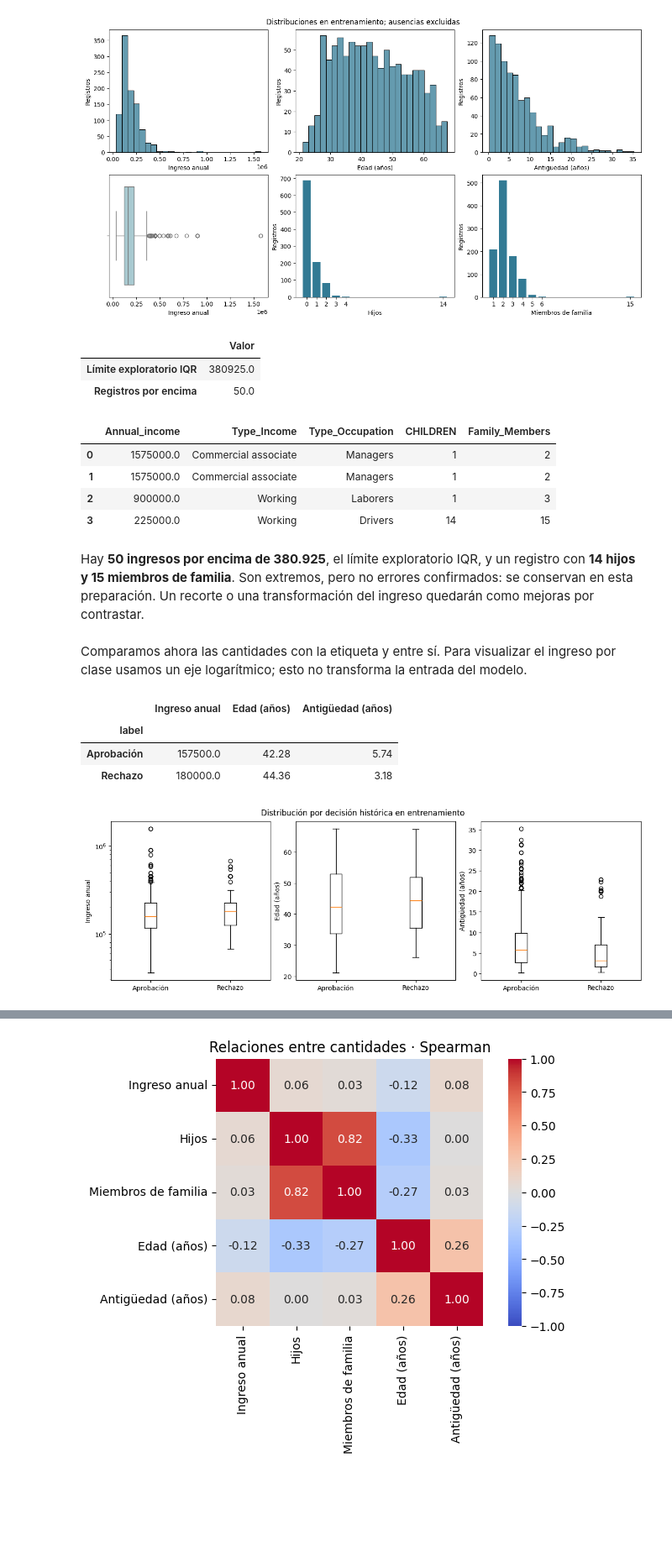
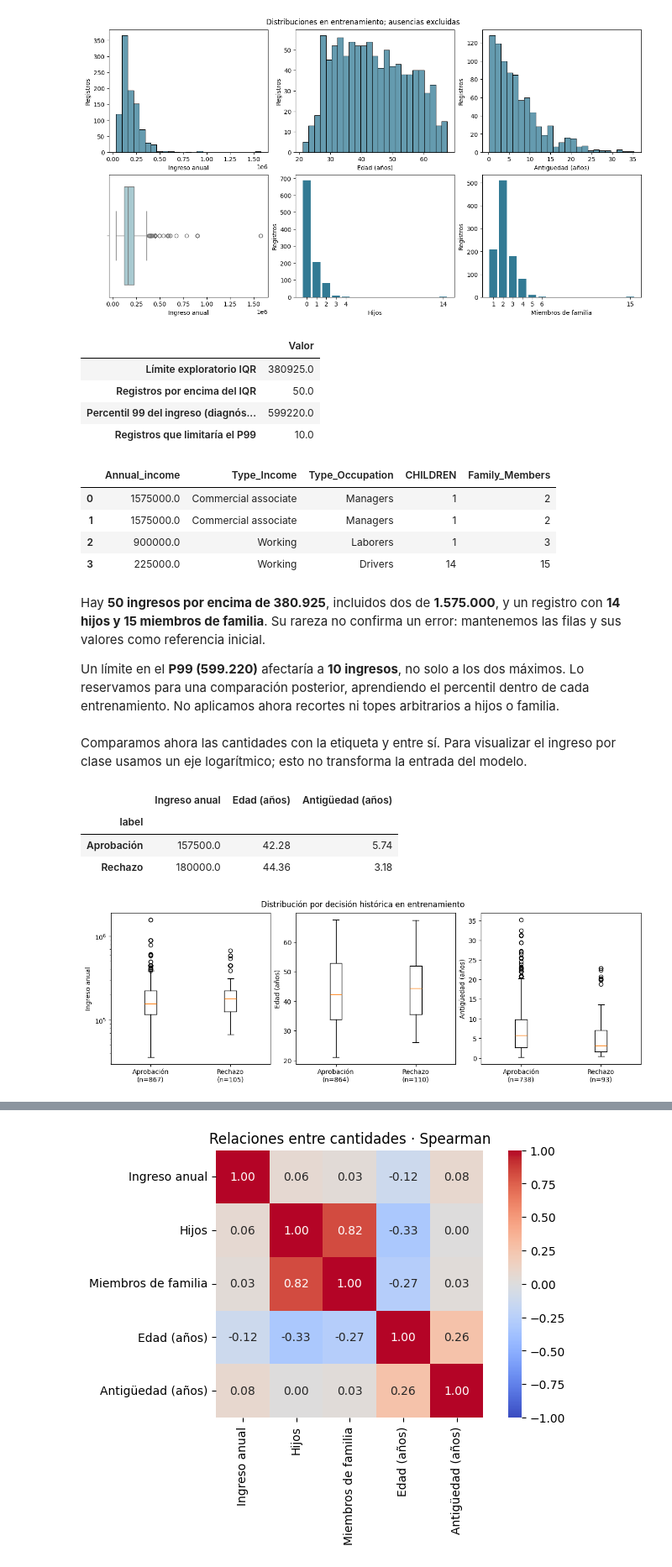
Before and after one commit to toni-oc/clasificacion-solicitudes-tarjeta, a Jupyter notebook: notebooks/01-analisis-y-modelado.ipynb, the cells around one changed output, grey strips where cells are left out. Shown at 84% size. Cells and saved outputs as stored; diff of their text form; code cells hidden in the pictures; blank space fills up the shorter version.

```diff
--- a/notebooks/01-analisis-y-modelado.ipynb
+++ b/notebooks/01-analisis-y-modelado.ipynb
@@ -439,9 +450,12 @@ plt.show()
 # %%
 q1, q3 = X_train["Annual_income"].quantile([0.25, 0.75])
 limite_iqr = q3 + 1.5 * (q3 - q1)
+p99_ingreso = X_train["Annual_income"].quantile(0.99)
 display(pd.Series({
     "Límite exploratorio IQR": limite_iqr,
-    "Registros por encima": X_train["Annual_income"].gt(limite_iqr).sum(),
+    "Registros por encima del IQR": X_train["Annual_income"].gt(limite_iqr).sum(),
+    "Percentil 99 del ingreso (diagnóstico)": p99_ingreso,
+    "Registros que limitaría el P99": X_train["Annual_income"].gt(p99_ingreso).sum(),
 }, name="Valor").to_frame())
 casos_extremos = X_train.nlargest(3, "Annual_income").index.union(
     X_train.nlargest(1, "CHILDREN").index, sort=False,
@@ -452,33 +466,39 @@ display(X_train.loc[casos_extremos, [
 # %% [output]
 |  | Valor |
 | Límite exploratorio IQR | 380925.0 |
-| Registros por encima | 50.0 |
+| Registros por encima del IQR | 50.0 |
+| Percentil 99 del ingreso (diagnós... | 599220.0 |
+| Registros que limitaría el P99 | 10.0 |
 |  | Annual_income | Type_Income | Type_Occupation | CHILDREN | Family_Members |
 | 0 | 1575000.0 | Commercial associate | Managers | 1 | 2 |
 | 1 | 1575000.0 | Commercial associate | Managers | 1 | 2 |
 | 2 | 900000.0 | Working | Laborers | 1 | 3 |
 | 3 | 225000.0 | Working | Drivers | 14 | 15 |
 # %% [markdown]
-Hay **50 ingresos por encima de 380.925**, el límite exploratorio IQR, y un registro con **14 hijos y 15 miembros de familia**. Son extremos, pero no errores confirmados: se conservan en esta preparación. Un recorte o una transformación del ingreso quedarán como mejoras por contrastar.
+Hay **50 ingresos por encima de 380.925**, incluidos dos de **1.575.000**, y un registro con **14 hijos y 15 miembros de familia**. Su rareza no confirma un error: mantenemos las filas y sus valores como referencia inicial.
+
+Un límite en el **P99 (599.220)** afectaría a **10 ingresos**, no solo a los dos máximos. Lo reservamos para una comparación posterior, aprendiendo el percentil dentro de cada entrenamiento. No aplicamos ahora recortes ni topes arbitrarios a hijos o familia.
 # %% [markdown]
 Comparamos ahora las cantidades con la etiqueta y entre sí. Para visualizar el ingreso por clase usamos un eje logarítmico; esto no transforma la entrada del modelo.
 # %%
 campos_clase = ["Annual_income", "Edad_anios", "Antiguedad_anios"]
 display(cantidades[campos_clase].groupby(y_train).median().rename(
     index={0: "Aprobación", 1: "Rechazo"}, columns=nombres,
 ).round(2))
 fig, axes = plt.subplots(1, 3, figsize=(12, 4), layout="constrained")
 for ax, campo in zip(axes, campos_clase):
     muestras = [cantidades.loc[y_train.eq(clase), campo].dropna() for clase in [0, 1]]
-    ax.boxplot(muestras, tick_labels=["Aprobación", "Rechazo"])
+    etiquetas = [f"{clase}\n(n={len(muestra)})"
+                 for clase, muestra in zip(["Aprobación", "Rechazo"], muestras)]
+    ax.boxplot(muestras, tick_labels=etiquetas)
     ax.set(ylabel=nombres[campo])
     if campo == "Annual_income":
         ax.set_yscale("log")
 fig.suptitle("Distribución por decisión histórica en entrenamiento")
 plt.show()
 # %% [output]
 |  | Ingreso anual | Edad (años) | Antigüedad (años) |
 | label |  |  |  |
 | Aprobación | 157500.0 | 42.28 | 5.74 |
 | Rechazo | 180000.0 | 44.36 | 3.18 |
-[figure, old version]
+[figure, new version]
```
Also changed, not shown: parts of 28 cells of this notebook, 8 other files.
